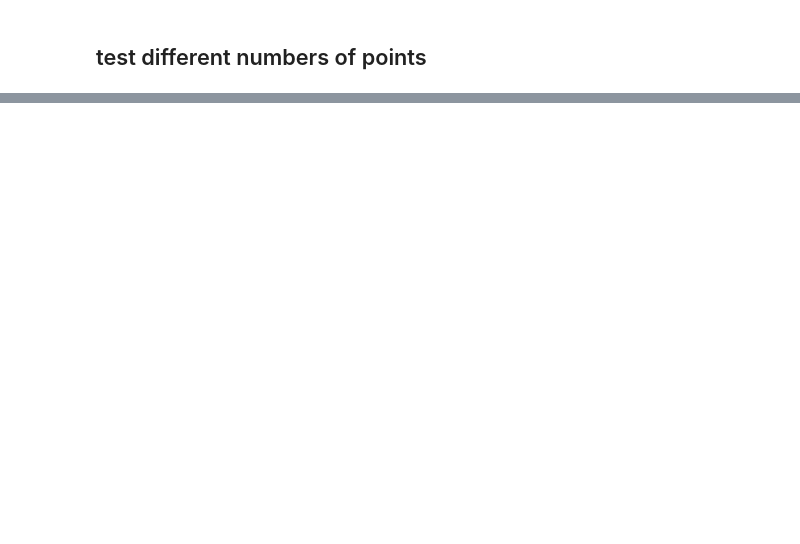
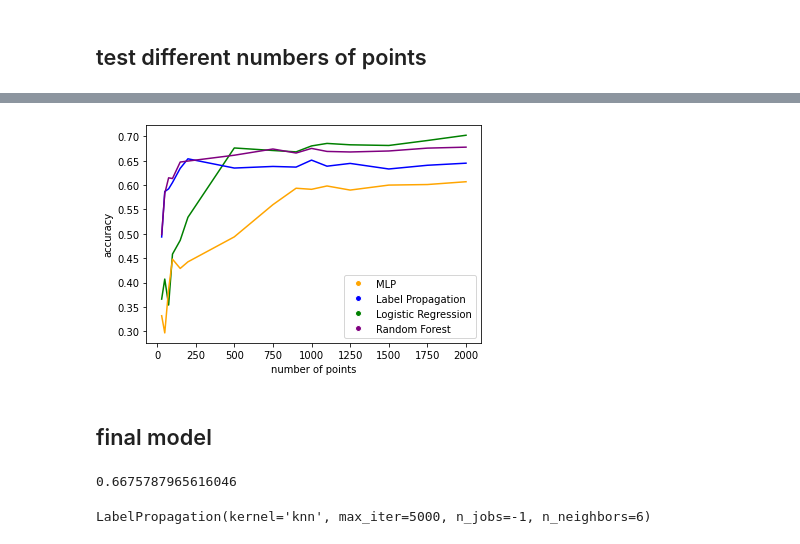
Before and after one commit to SamShowalter/CS273_Final_Project_VAE, a Jupyter notebook: notebooks/cleaner_analysis.ipynb, the cells around one changed output, grey strips where cells are left out. Drawn from its saved outputs; the diff is of its cells as text; code cells hidden in the pictures; blank space fills up the shorter version.

```diff
--- a/notebooks/cleaner_analysis.ipynb
+++ b/notebooks/cleaner_analysis.ipynb
@@ -251,0 +327,40 @@ plt.show()
+# %%
+def test_models(n, X_dat, y_dat, c=False):
+    bests = rep_models(n, X_dat, y_dat)
+    for i in range(4):
+        new = rep_models(n, X_dat, y_dat)
+        for i in range(len(bests)):
+            if new[i] > bests[i]:
+                bests[i] = new[i]
+    return bests
+# %%
+m_res1_ = []
+m_res2_ = []
+m_res3_ = []
+m_res4_ = []
+# %%
+for n in ns:
+    a, b, c, d = test_models(n, Xa, y)
+    m_res1_.append(a)
+    m_res2_.append(b)
+    m_res3_.append(c)
+    m_res4_.append(d)
+# %%
+legend_elements = [Line2D([0], [0], marker='o', color='w', label='MLP', markerfacecolor='orange'),
+                   Line2D([0], [0], marker='o', color='w', label='Label Propagation', markerfacecolor='blue'),
+                   Line2D([0], [0], marker='o', color='w', label='Logistic Regression', markerfacecolor='green'),
+                   Line2D([0], [0], marker='o', color='w', label='Random Forest', markerfacecolor='purple')]
+
+plt.figure(figsize=(6,4))
+plt.plot(ns, m_res1_, color="green")
+plt.plot(ns, m_res2_, color="blue")
+plt.plot(ns, m_res3_, color="orange")
+plt.plot(ns, m_res4_, color="purple")
+plt.legend(handles=legend_elements)
+plt.xlabel("number of points")
+plt.ylabel("accuracy")
+plt.show()
+# %% [output]
+[figure, added]
+# %% [markdown]
+## final model
@@ -251,0 +376,5 @@ plt.show()
+# %%
+test_knn(Xa_train, y_train,Xa_test,y_test, 6)
+# %% [output]
+0.6675787965616046
+LabelPropagation(kernel='knn', max_iter=5000, n_jobs=-1, n_neighbors=6)
```
Also changed, not shown: parts of 49 cells of this notebook.
